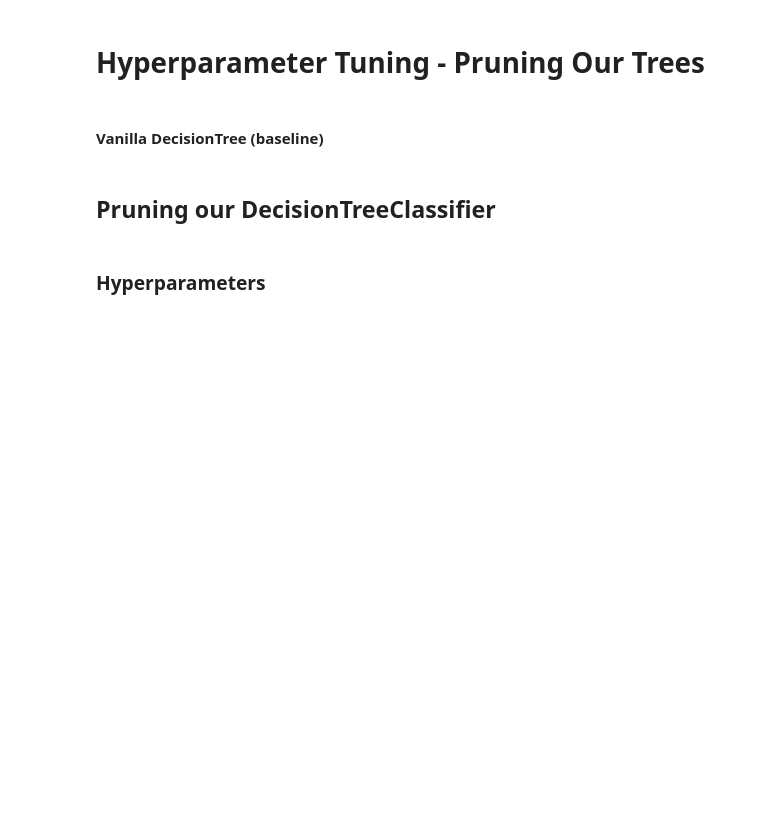
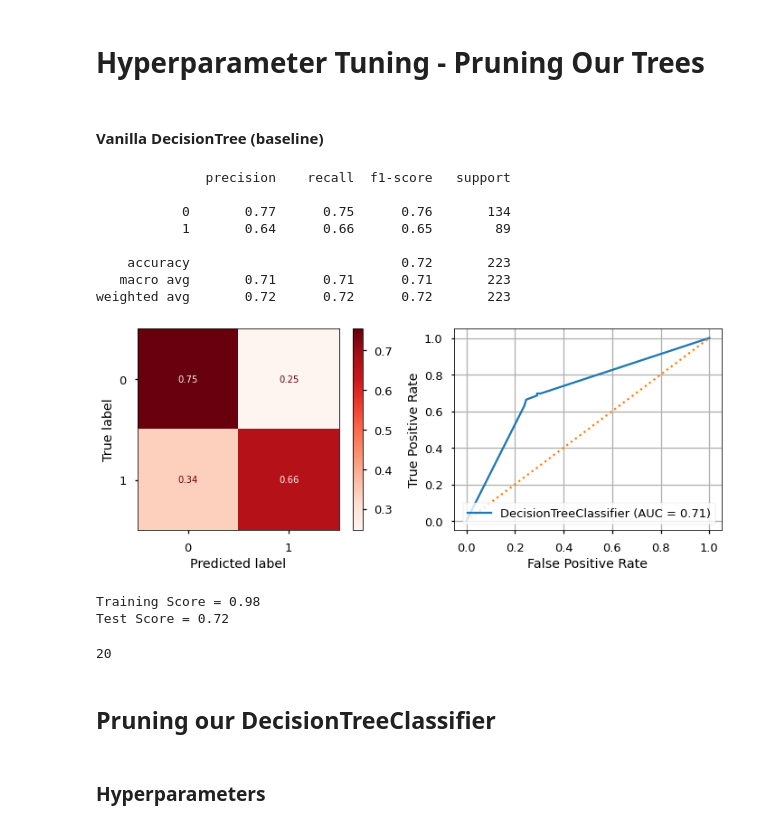
Before and after one commit to flatiron-school/Online-DS-FT-022221-Cohort-Notes, a Jupyter notebook: Phase_3/topic_29_decision_trees/topic_29_decision_trees_v2_titanic-SG.ipynb, the cells around one changed output. Drawn from its saved outputs; the diff is of its cells as text; code cells hidden in the pictures; blank space fills up the shorter version.

```diff
--- a/Phase_3/topic_29_decision_trees/topic_29_decision_trees_v2_titanic-SG.ipynb
+++ b/Phase_3/topic_29_decision_trees/topic_29_decision_trees_v2_titanic-SG.ipynb
@@ -458,3 +757,18 @@ show_tree(clf)
 # %%
 from sklearn.tree import DecisionTreeClassifier
 ## Create a baseline decision tree classifier
+clf = DecisionTreeClassifier()#criterion='entropy')
+clf.fit(X_train_df, y_train)
+evaluate_classification(clf, X_test_df,y_test,X_train=X_train_df,y_train=y_train)
+# %% [output]
+              precision    recall  f1-score   support
+
+           0       0.77      0.75      0.76       134
+           1       0.64      0.66      0.65        89
+
+    accuracy                           0.72       223
+   macro avg       0.71      0.71      0.71       223
+weighted avg       0.72      0.72      0.72       223
+[figure, added]
+Training Score = 0.98
+Test Score = 0.72
@@ -465,3 +775,7 @@ from sklearn.tree import DecisionTreeClassifier
+# %%
+clf.get_depth()
+# %% [output]
+20
 # %% [markdown]
 ## Pruning our DecisionTreeClassifier
 # %% [markdown]
```
Also changed, not shown: parts of 57 cells of this notebook, 1 other file.
